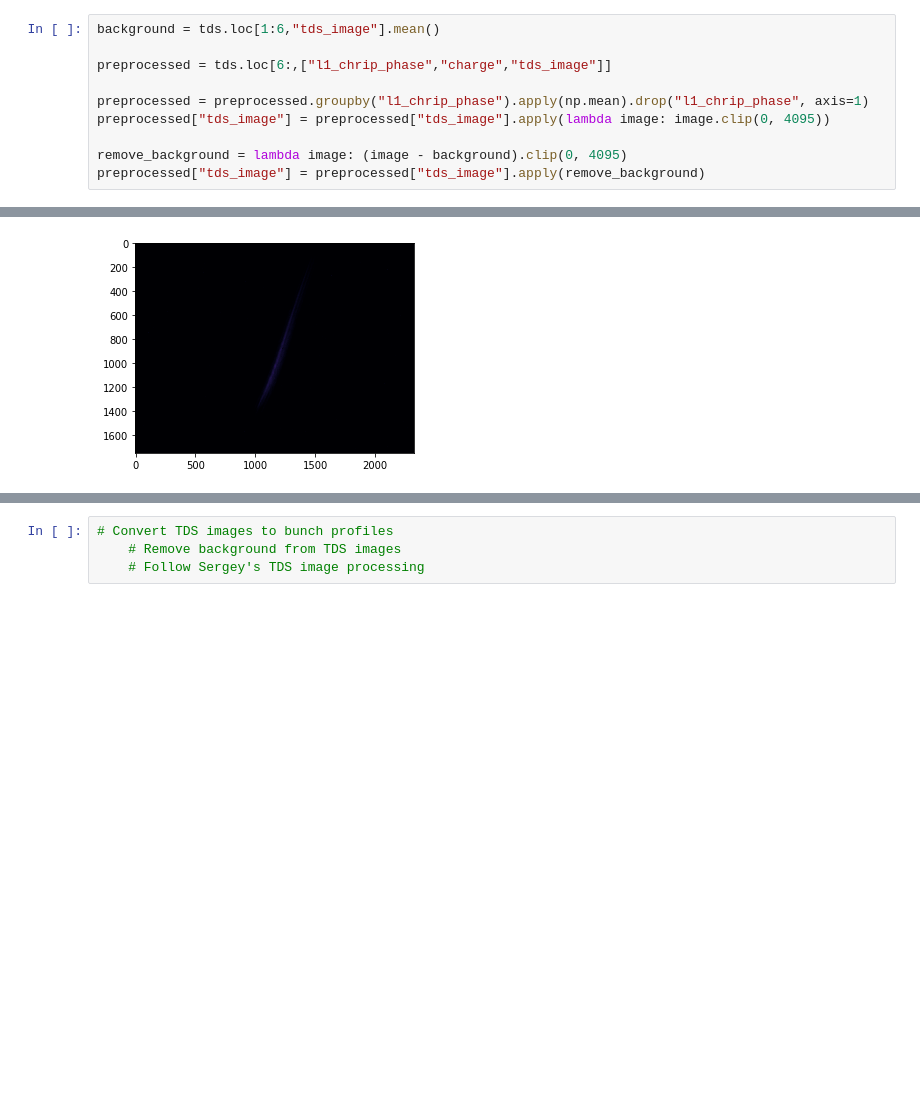
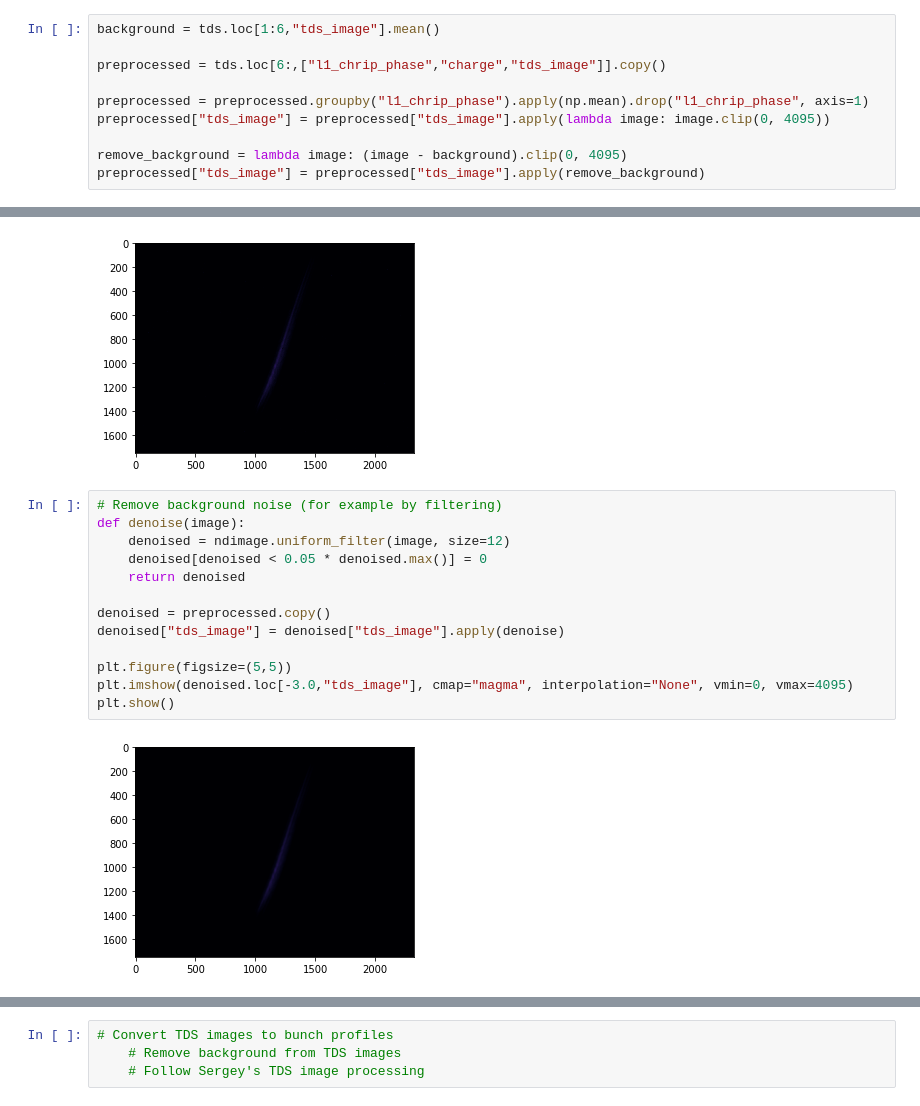
Before and after one commit to jank324/spectral-vd-euxfel, a Jupyter notebook: preprocess.ipynb, the cells around one changed output, grey strips where cells are left out. Drawn from its saved outputs; the diff is of its cells as text; blank space fills up the shorter version.

```diff
--- a/preprocess.ipynb
+++ b/preprocess.ipynb
@@ -7,7 +9,7 @@ tds = pd.read_pickle("reduced/tds_phase_1.pkl")
 # %%
 background = tds.loc[1:6,"tds_image"].mean()
 
-preprocessed = tds.loc[6:,["l1_chrip_phase","charge","tds_image"]]
+preprocessed = tds.loc[6:,["l1_chrip_phase","charge","tds_image"]].copy()
 
 preprocessed = preprocessed.groupby("l1_chrip_phase").apply(np.mean).drop("l1_chrip_phase", axis=1)
 preprocessed["tds_image"] = preprocessed["tds_image"].apply(lambda image: image.clip(0, 4095))
@@ -20,3 +22,18 @@ plt.imshow(preprocessed.loc[-3.0,"tds_image"], cmap="magma", interpolation="None
 plt.show()
 # %% [output]
 [figure]
+# %%
+# Remove background noise (for example by filtering)
+def denoise(image):
+    denoised = ndimage.uniform_filter(image, size=12)
+    denoised[denoised < 0.05 * denoised.max()] = 0
+    return denoised
+
+denoised = preprocessed.copy()
+denoised["tds_image"] = denoised["tds_image"].apply(denoise)
+
+plt.figure(figsize=(5,5))
+plt.imshow(denoised.loc[-3.0,"tds_image"], cmap="magma", interpolation="None", vmin=0, vmax=4095)
+plt.show()
+# %% [output]
+[figure, added]
```
Also changed, not shown: parts of 6 cells of this notebook.
